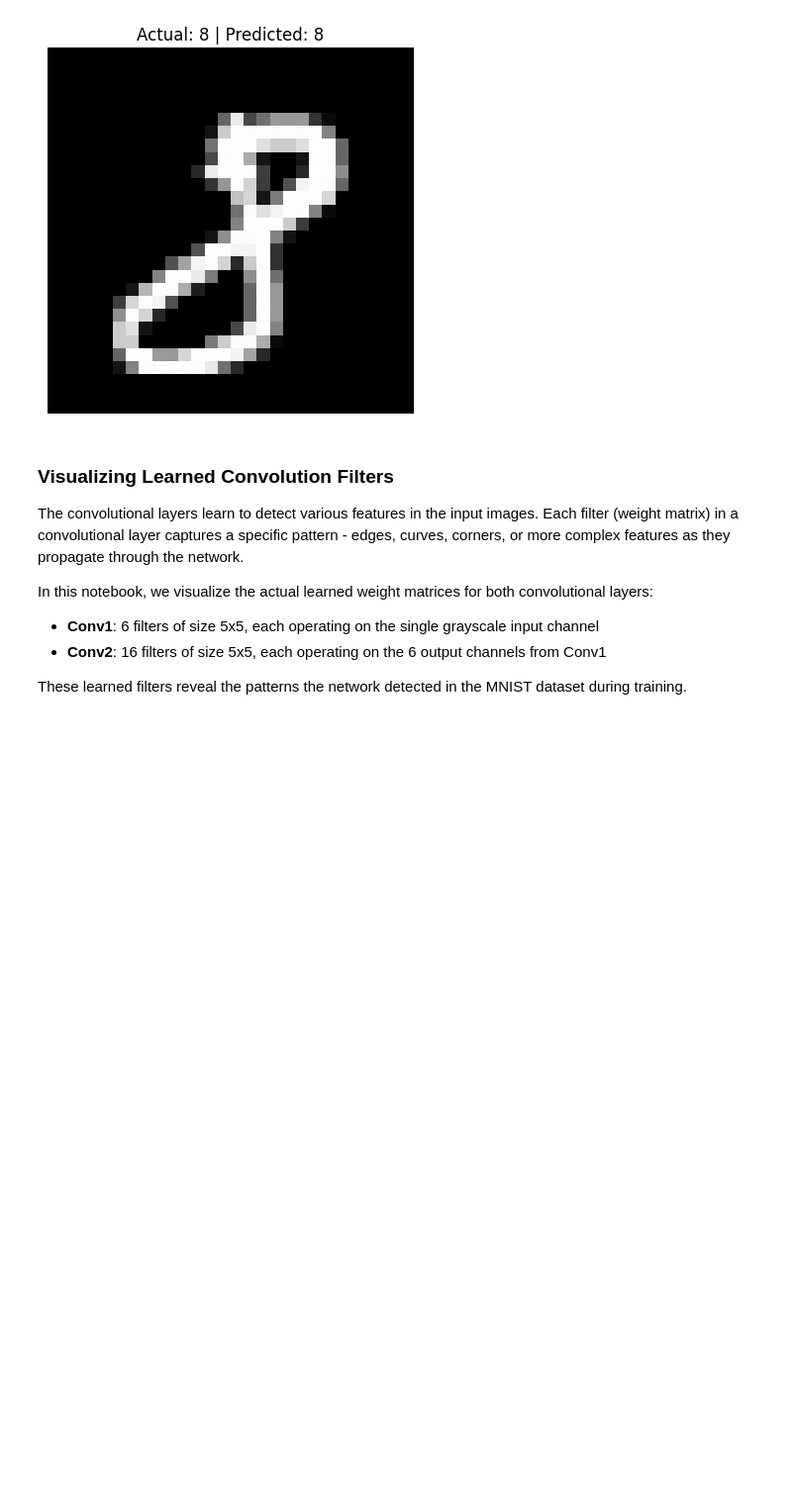
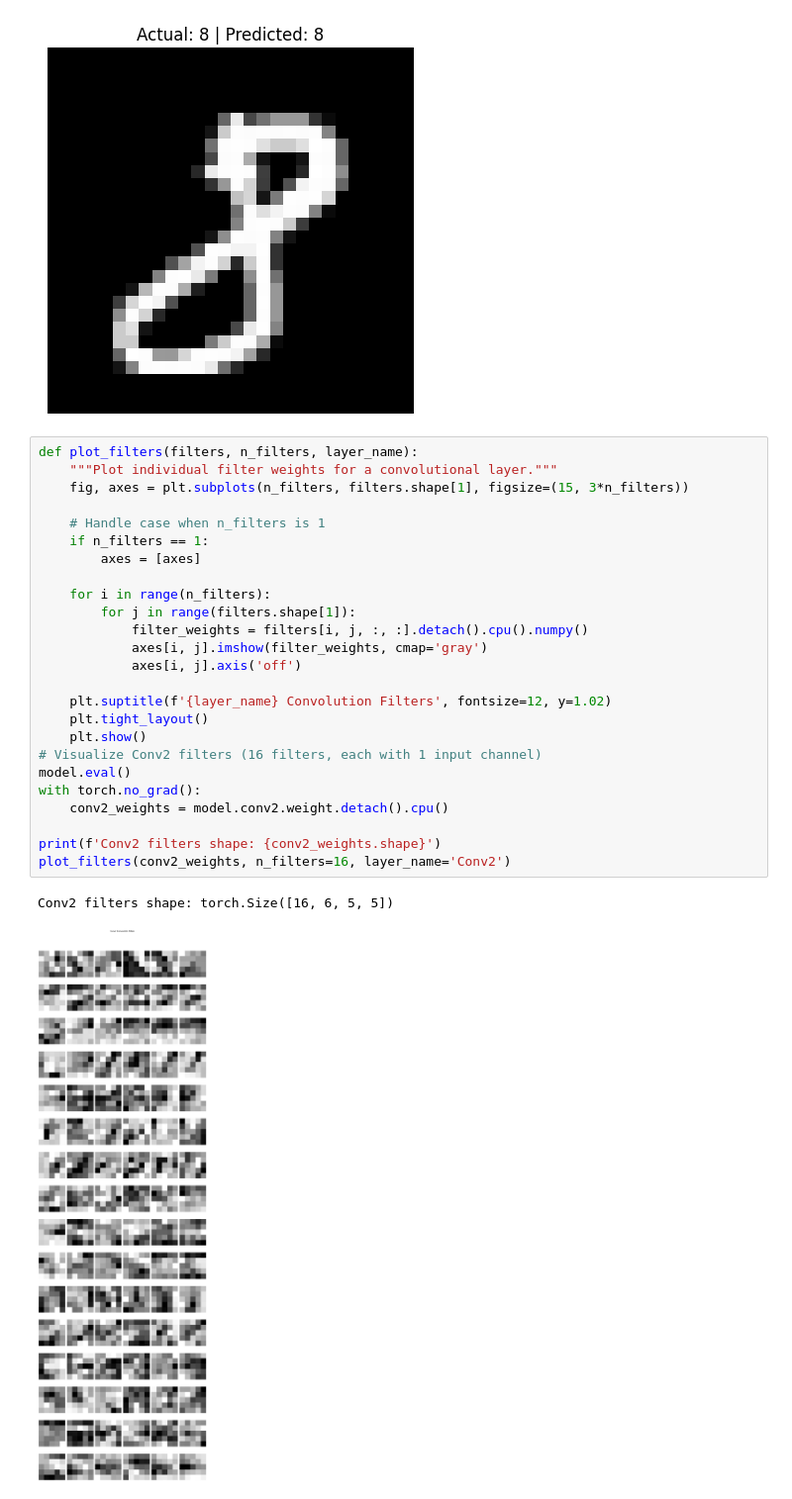
Before and after one commit to snowflake-Zhao/img_nn_ess, a Jupyter notebook: 3_lenet.ipynb, the cells around one changed output. Shown at 99% size. Drawn from its saved outputs; the diff is of its cells as text; blank space fills up the shorter version.

Commit message:
Add the visualization of the weight

```diff
--- a/3_lenet.ipynb
+++ b/3_lenet.ipynb
@@ -399,13 +399,31 @@ plt.axis('off')
 plt.show()
 # %% [output]
 [figure]
-# %% [markdown]
-### Visualizing Learned Convolution Filters
-
-The convolutional layers learn to detect various features in the input images. Each filter (weight matrix) in a convolutional layer captures a specific pattern - edges, curves, corners, or more complex features as they propagate through the network.
-
-In this notebook, we visualize the actual learned weight matrices for both convolutional layers:
-- **Conv1**: 6 filters of size 5x5, each operating on the single grayscale input channel
-- **Conv2**: 16 filters of size 5x5, each operating on the 6 output channels from Conv1
-
-These learned filters reveal the patterns the network detected in the MNIST dataset during training.
+# %%
+def plot_filters(filters, n_filters, layer_name):
+    """Plot individual filter weights for a convolutional layer."""
+    fig, axes = plt.subplots(n_filters, filters.shape[1], figsize=(15, 3*n_filters))
+
+    # Handle case when n_filters is 1
+    if n_filters == 1:
+        axes = [axes]
+
+    for i in range(n_filters):
+        for j in range(filters.shape[1]):
+            filter_weights = filters[i, j, :, :].detach().cpu().numpy()
+            axes[i, j].imshow(filter_weights, cmap='gray')
+            axes[i, j].axis('off')
+
+    plt.suptitle(f'{layer_name} Convolution Filters', fontsize=12, y=1.02)
+    plt.tight_layout()
+    plt.show()
+# Visualize Conv2 filters (16 filters, each with 1 input channel)
+model.eval()
+with torch.no_grad():
+    conv2_weights = model.conv2.weight.detach().cpu()
+
+print(f'Conv2 filters shape: {conv2_weights.shape}')
+plot_filters(conv2_weights, n_filters=16, layer_name='Conv2')
+# %% [output]
+Conv2 filters shape: torch.Size([16, 6, 5, 5])
+[figure, added]
```
Also changed, not shown: parts of 1 cell of this notebook.
